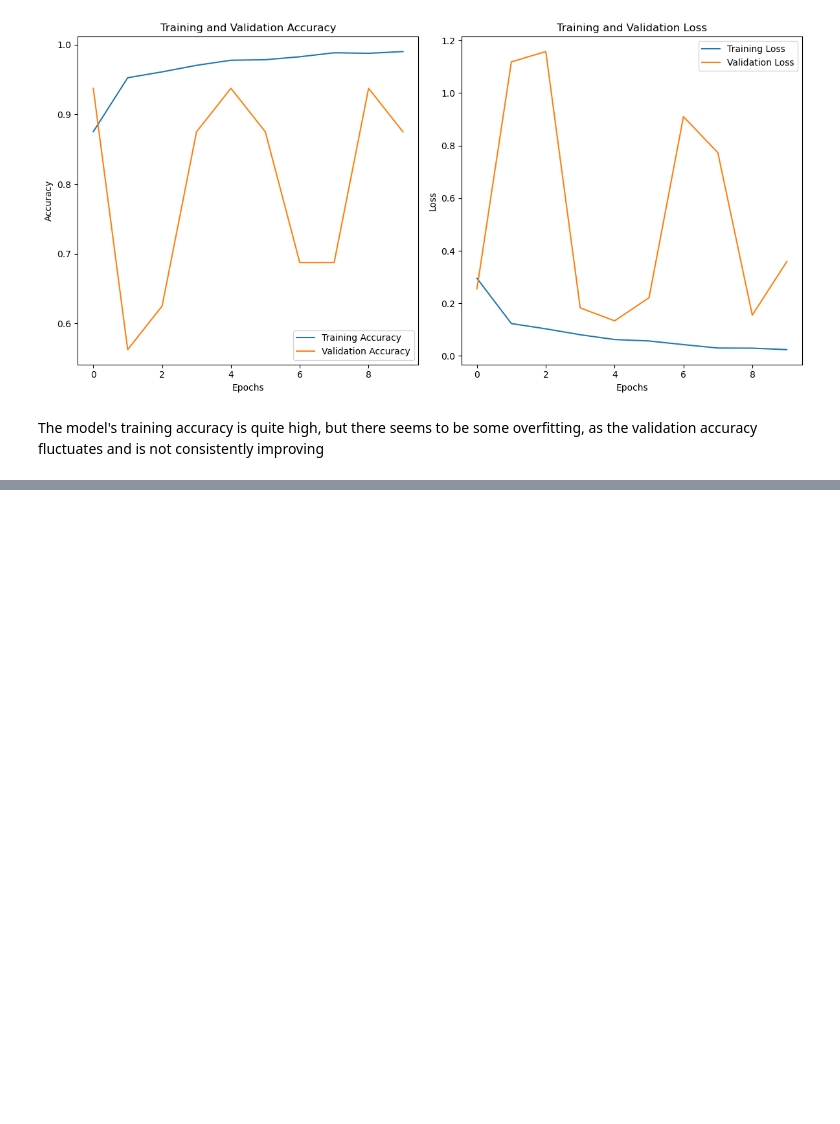
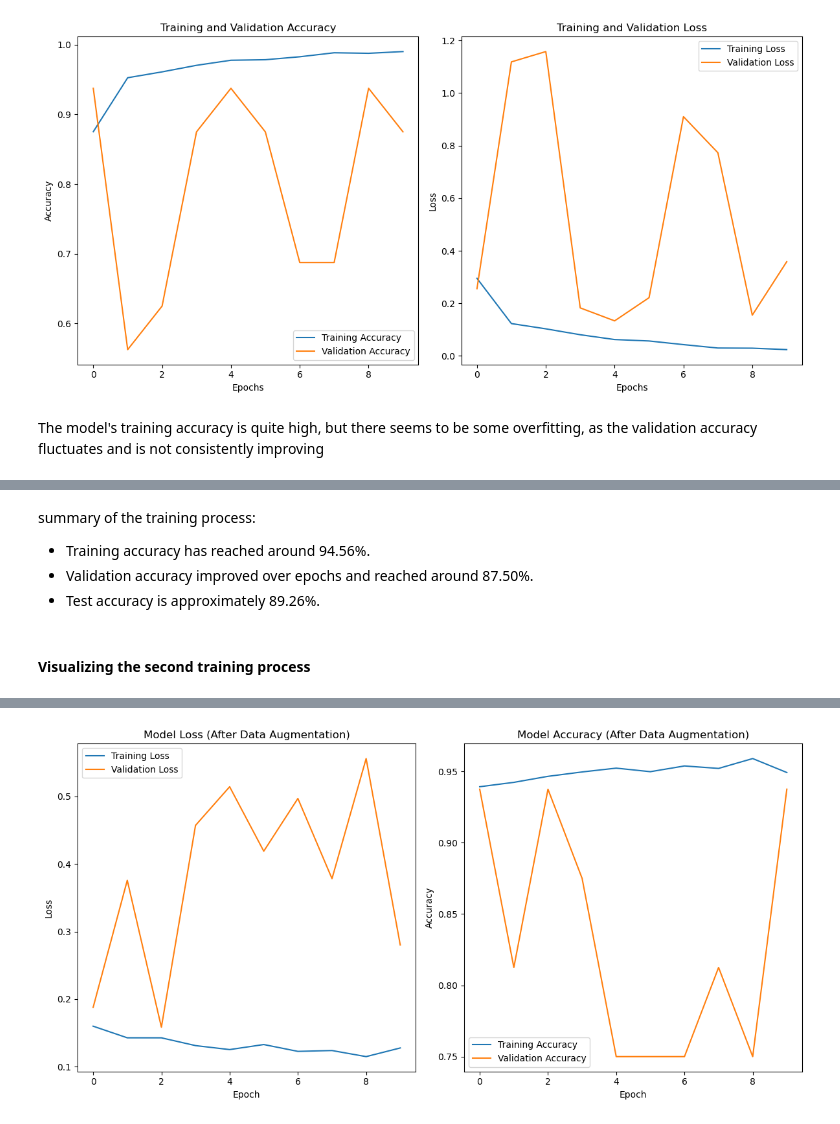
Before and after one commit to Ivan3864/Pneumonia-Detection, a Jupyter notebook: notebook.ipynb, the cells around one changed output, grey strips where cells are left out. Cells and saved outputs as stored; diff of their text form; code cells hidden in the pictures; blank space fills up the shorter version.

Commit message:
Data Augmentation

```diff
--- a/notebook.ipynb
+++ b/notebook.ipynb
@@ -324,0 +373,16 @@ The model's training accuracy is quite high, but there seems to be some overfitt
+# %%
+# Define the number of epochs and steps per epoch
+epochs = 10  # You can adjust this as needed
+steps_per_epoch = len(x_train) // batch_size  # Set it to fit your data size
+
+# Train the model using the augmented data generator
+history = model.fit(
+    augmented_data_generator,
+    steps_per_epoch=steps_per_epoch,
+    epochs=epochs,
+    validation_data=(x_val, y_val)
+)
+
+# Evaluate the model on the test data
+test_loss, test_accuracy = model.evaluate(x_test, y_test)
+print(f"Test Accuracy: {test_accuracy * 100:.2f}%")
@@ -324,0 +407,36 @@ The model's training accuracy is quite high, but there seems to be some overfitt
+# %% [markdown]
+summary of the training process:
+
+* Training accuracy has reached around 94.56%.
+* Validation accuracy improved over epochs and reached around 87.50%.
+* Test accuracy is approximately 89.26%.
+# %% [markdown]
+#### Visualizing the second training process
+# %%
+import matplotlib.pyplot as plt
+
+# Retrieve the training history after data augmentation
+history_augmented = model.fit(augmented_data_generator, epochs=10, validation_data=(x_val, y_val))
+
+# Plot training & validation loss values
+plt.figure(figsize=(12, 6))
+plt.subplot(1, 2, 1)
+plt.plot(history_augmented.history['loss'], label='Training Loss')
+plt.plot(history_augmented.history['val_loss'], label='Validation Loss')
+plt.title('Model Loss (After Data Augmentation)')
+plt.xlabel('Epoch')
+plt.ylabel('Loss')
+plt.legend()
+
+# Plot training & validation accuracy values
+plt.subplot(1, 2, 2)
+plt.plot(history_augmented.history['accuracy'], label='Training Accuracy')
+plt.plot(history_augmented.history['val_accuracy'], label='Validation Accuracy')
+plt.title('Model Accuracy (After Data Augmentation)')
+plt.xlabel('Epoch')
+plt.ylabel('Accuracy')
+plt.legend()
+
+plt.tight_layout()
+plt.show()
+# %% [output]
@@ -324,0 +463 @@ The model's training accuracy is quite high, but there seems to be some overfitt
+[figure, added]
```
Also changed, not shown: parts of 7 cells of this notebook.
